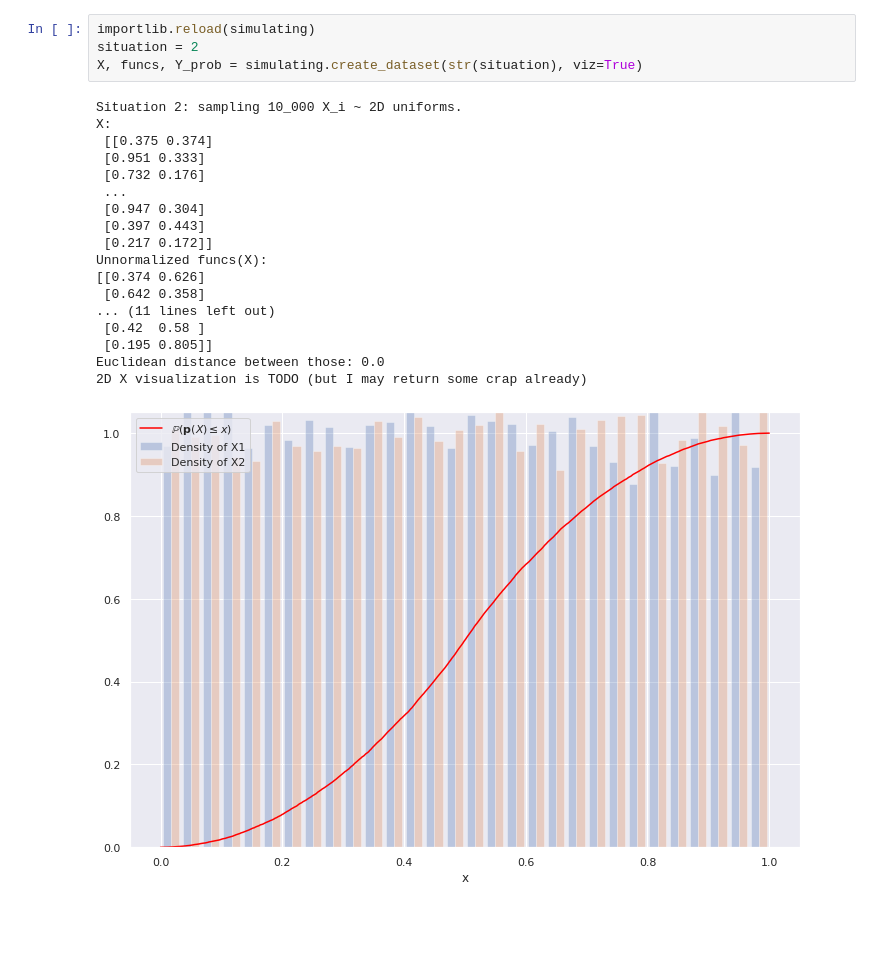
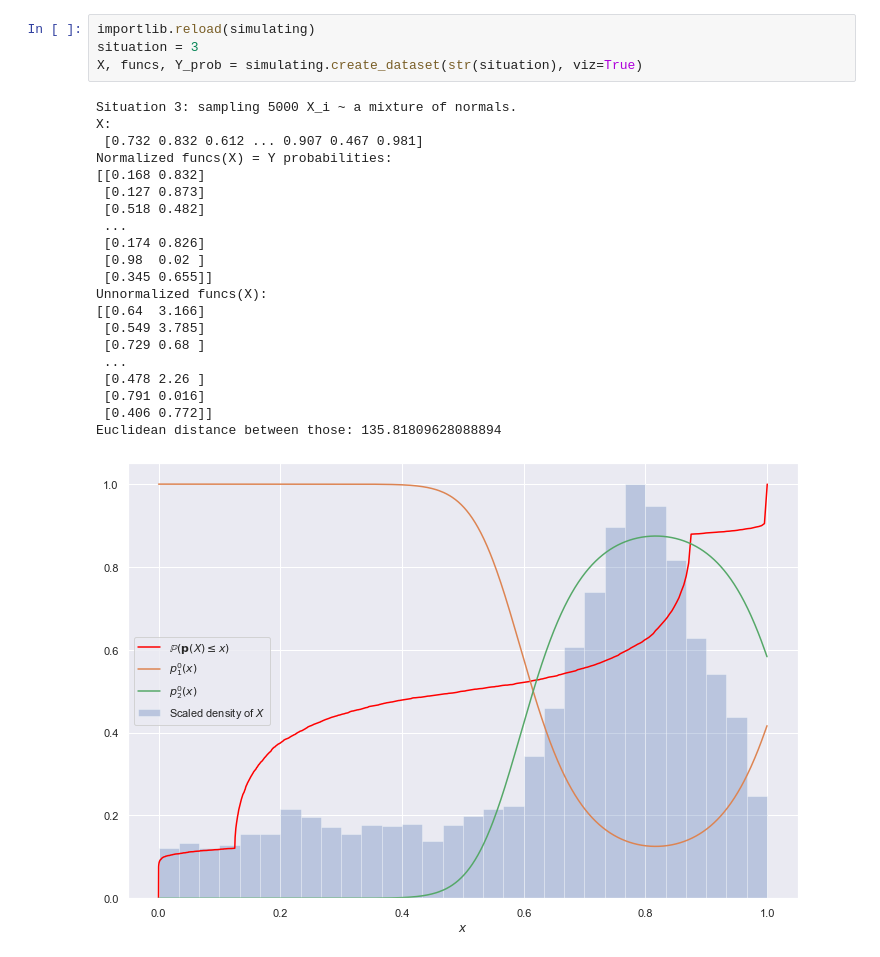
Before and after one commit to bramotten/Testing-NN-Classification-Theory, a Jupyter notebook: play.ipynb, the cells around one changed output. Saved outputs shown, nothing was run; the diff lists cells and outputs as text; blank space fills up the shorter version.

```diff
--- a/play.ipynb
+++ b/play.ipynb
@@ -66,26 +14,29 @@ Weights > 0.001: 101 out of 1600.
 # %%
 importlib.reload(simulating)
-situation = 2
+situation = 3
 X, funcs, Y_prob = simulating.create_dataset(str(situation), viz=True)
 # %% [output]
-Situation 2: sampling 10_000 X_i ~ 2D uniforms.
+Situation 3: sampling 5000 X_i ~ a mixture of normals.
 X:
- [[0.375 0.374]
- [0.951 0.333]
- [0.732 0.176]
+ [0.732 0.832 0.612 ... 0.907 0.467 0.981]
+Normalized funcs(X) = Y probabilities:
+[[0.168 0.832]
+ [0.127 0.873]
+ [0.518 0.482]
  ...
- [0.947 0.304]
- [0.397 0.443]
- [0.217 0.172]]
+ [0.174 0.826]
+ [0.98  0.02 ]
+ [0.345 0.655]]
 Unnormalized funcs(X):
-[[0.374 0.626]
- [0.642 0.358]
-... (11 lines left out)
- [0.42  0.58 ]
- [0.195 0.805]]
-Euclidean distance between those: 0.0
-2D X visualization is TODO (but I may return some crap already)
+[[0.64  3.166]
+ [0.549 3.785]
+ [0.729 0.68 ]
+ ...
+ [0.478 2.26 ]
+ [0.791 0.016]
+ [0.406 0.772]]
+Euclidean distance between those: 135.81809628088894
-[figure, old version]
+[figure, new version]
 # %%
 importlib.reload(training)
 model, *test_sets = training.train_network(X, Y_prob, viz=1)
```
Also changed, not shown: parts of 10 cells of this notebook, 4 other files.
